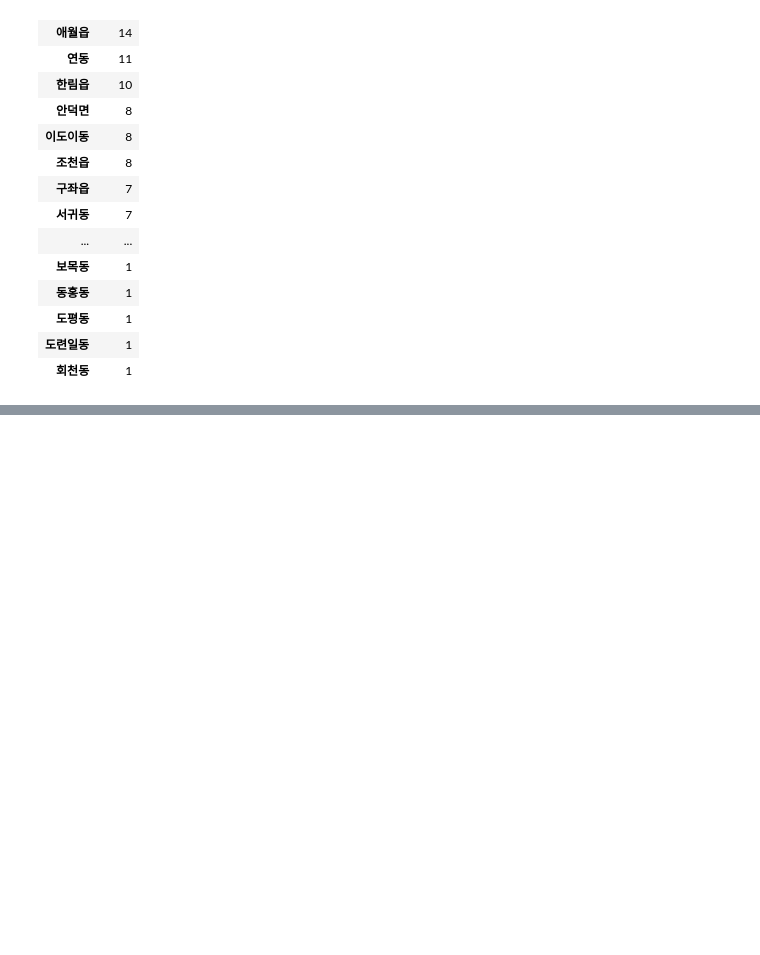
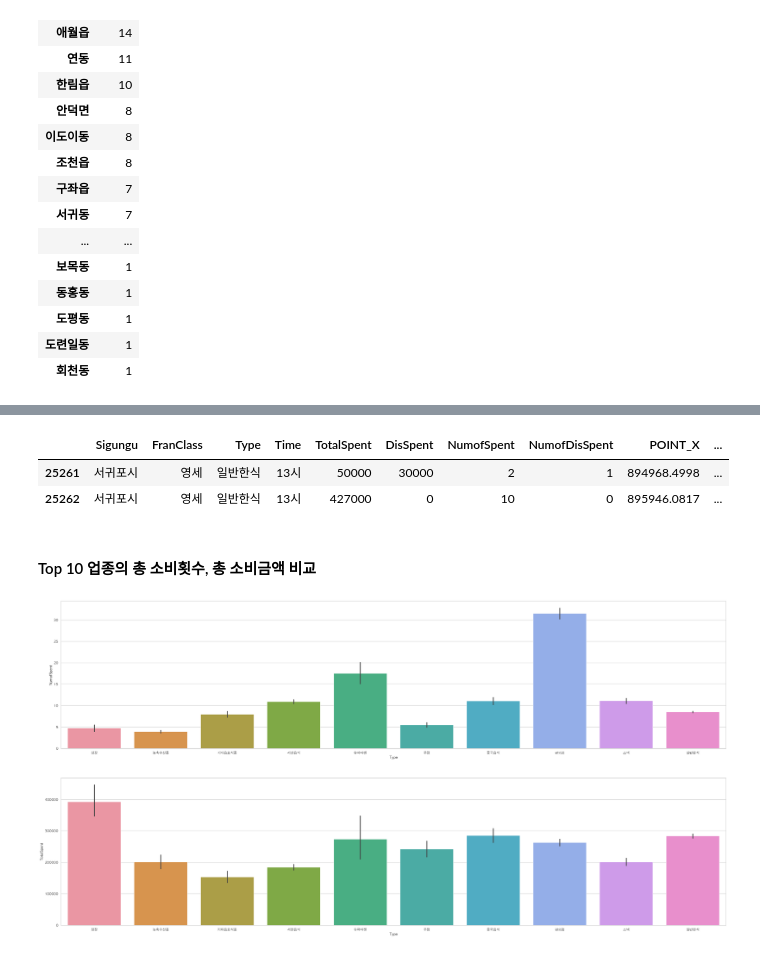
Before and after one commit to HyunjinKIM-Chloe/eda-repo-1, a Jupyter notebook: eda/latlng_final.ipynb, the cells around one changed output, grey strips where cells are left out. Drawn from its saved outputs; the diff is of its cells as text; code cells hidden in the pictures; blank space fills up the shorter version.

```diff
--- a/eda/latlng_final.ipynb
+++ b/eda/latlng_final.ipynb
@@ -357,0 +210,5 @@ with sns.color_palette('husl', 3):
+# %%
+# 매출 Top 10 업종
+type_count = top_dong_df.groupby(['Type']).count()
+type_count = type_count[['TotalSpent', 'NumofSpent', 'Dong']].sort_values(by='NumofSpent', ascending=False)[:10]
+type_count
@@ -357,0 +228,24 @@ with sns.color_palette('husl', 3):
+# %%
+# top 8 읍,면,동 지역의 매출 top 10 업종
+type_10 = type_count.sort_values(by='NumofSpent', ascending=False)[:10].index.tolist()
+
+top_type_df = top_dong_df[top_dong_df['Type'].isin(type_10)]
+top_type_df.reset_index(drop=True, inplace=True)
+top_type_df.tail(2)
+# %% [output]
+|  | Sigungu | FranClass | Type | Time | TotalSpent | DisSpent | NumofSpent | NumofDisSpent | POINT_X | ... |
+| 25261 | 서귀포시 | 영세 | 일반한식 | 13시 | 50000 | 30000 | 2 | 1 | 894968.4998 | ... |
+| 25262 | 서귀포시 | 영세 | 일반한식 | 13시 | 427000 | 0 | 10 | 0 | 895946.0817 | ... |
+# %% [markdown]
+#### Top 10 업종의 총 소비횟수, 총 소비금액 비교
+# %%
+# top 8 읍,면,동 지역의 top 10 업종별 소비횟수, 총 매출액
+sns.set(rc={'axes.unicode_minus':False}, font='AppleGothic', style='whitegrid')
+fig, axes = plt.subplots(2,1, figsize=(40,20))
+sns.set_palette('Greens', 3)
+
+sns.barplot(ax=axes[0], x='Type', y='NumofSpent', data=top_type_df)
+sns.barplot(ax=axes[1], x='Type', y='TotalSpent', data=top_type_df)
+plt.show()
+# %% [output]
+[figure, added]
```
Also changed, not shown: parts of 22 cells of this notebook.
